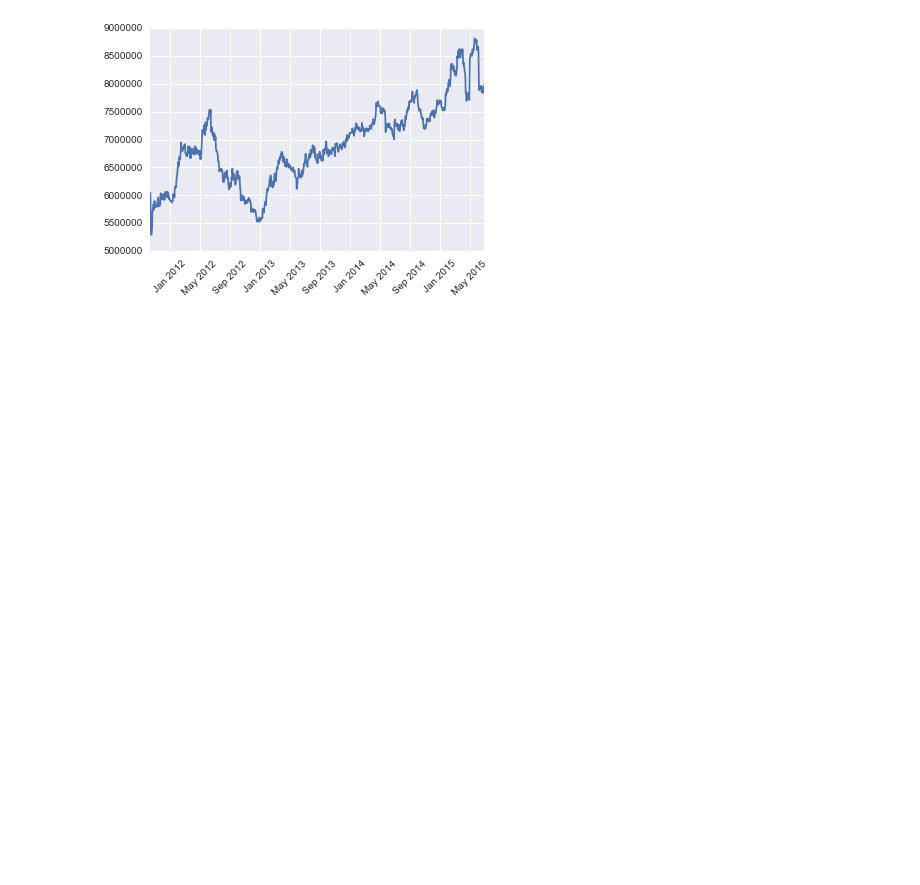
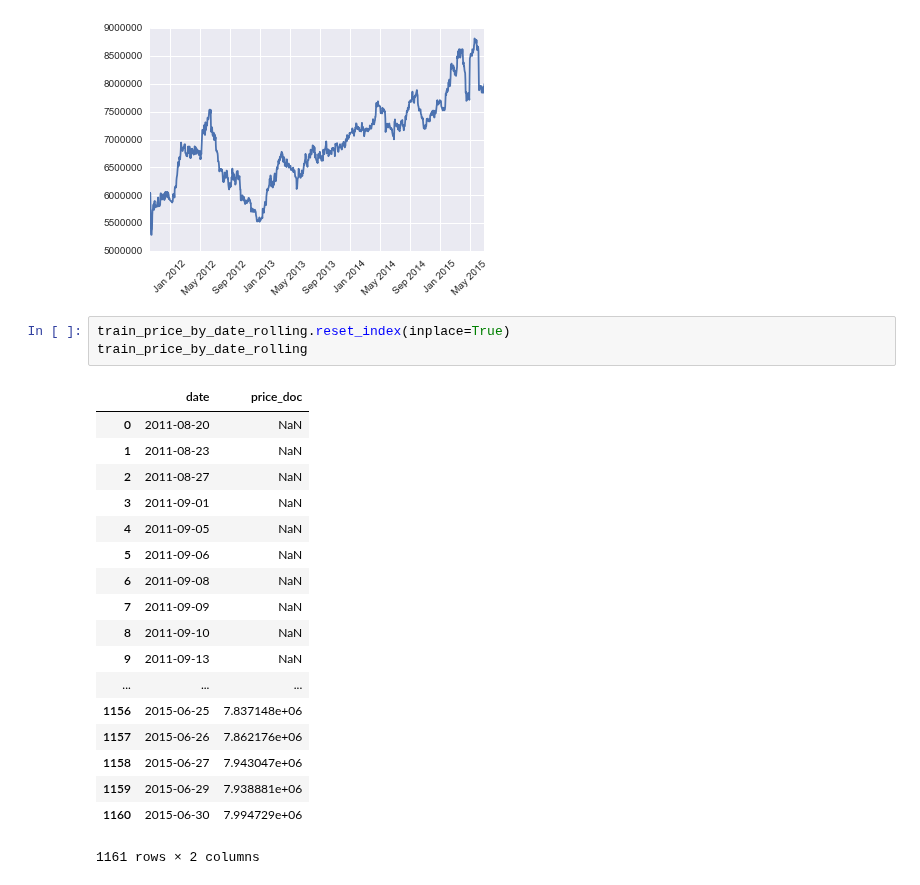
Before and after one commit to nycdatasci/bootcamp009_project, a Jupyter notebook: Project3-MachineLearning/jackenyeart_rachelkogan_clairevignonkeser/macro.ipynb, the cells around one changed output. Drawn from its saved outputs; the diff is of its cells as text; blank space fills up the shorter version.

```diff
--- a/Project3-MachineLearning/jackenyeart_rachelkogan_clairevignonkeser/macro.ipynb
+++ b/Project3-MachineLearning/jackenyeart_rachelkogan_clairevignonkeser/macro.ipynb
@@ -99,3 +99,25 @@ ax = plt.gca()
 plt.show()
 # %% [output]
 [figure]
+# %%
+train_price_by_date_rolling.reset_index(inplace=True)
+train_price_by_date_rolling
+# %% [output]
+|  | date | price_doc |
+| 0 | 2011-08-20 | NaN |
+| 1 | 2011-08-23 | NaN |
+| 2 | 2011-08-27 | NaN |
+| 3 | 2011-09-01 | NaN |
+| 4 | 2011-09-05 | NaN |
+| 5 | 2011-09-06 | NaN |
+| 6 | 2011-09-08 | NaN |
+| 7 | 2011-09-09 | NaN |
+| 8 | 2011-09-10 | NaN |
+| 9 | 2011-09-13 | NaN |
+| ... | ... | ... |
+| 1156 | 2015-06-25 | 7.837148e+06 |
+| 1157 | 2015-06-26 | 7.862176e+06 |
+| 1158 | 2015-06-27 | 7.943047e+06 |
+| 1159 | 2015-06-29 | 7.938881e+06 |
+| 1160 | 2015-06-30 | 7.994729e+06 |
+1161 rows × 2 columns
```
Also changed, not shown: parts of 5 cells of this notebook.
